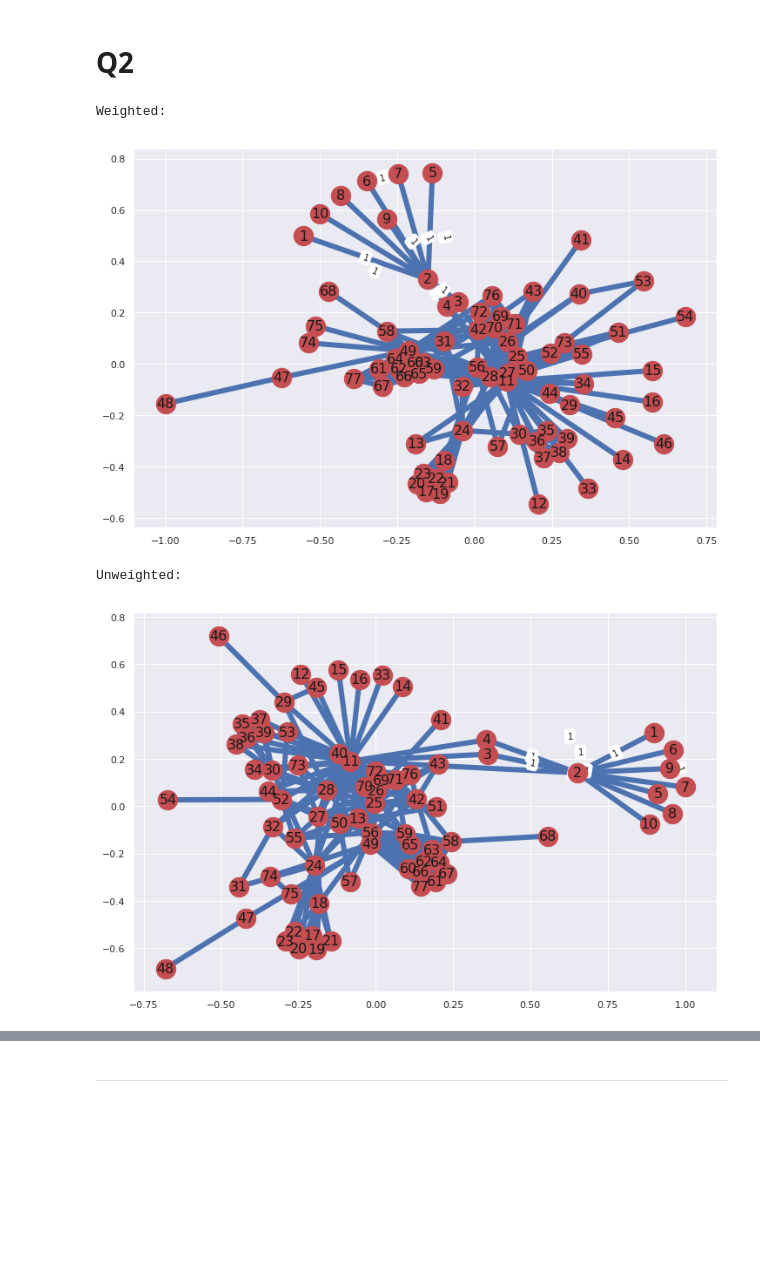
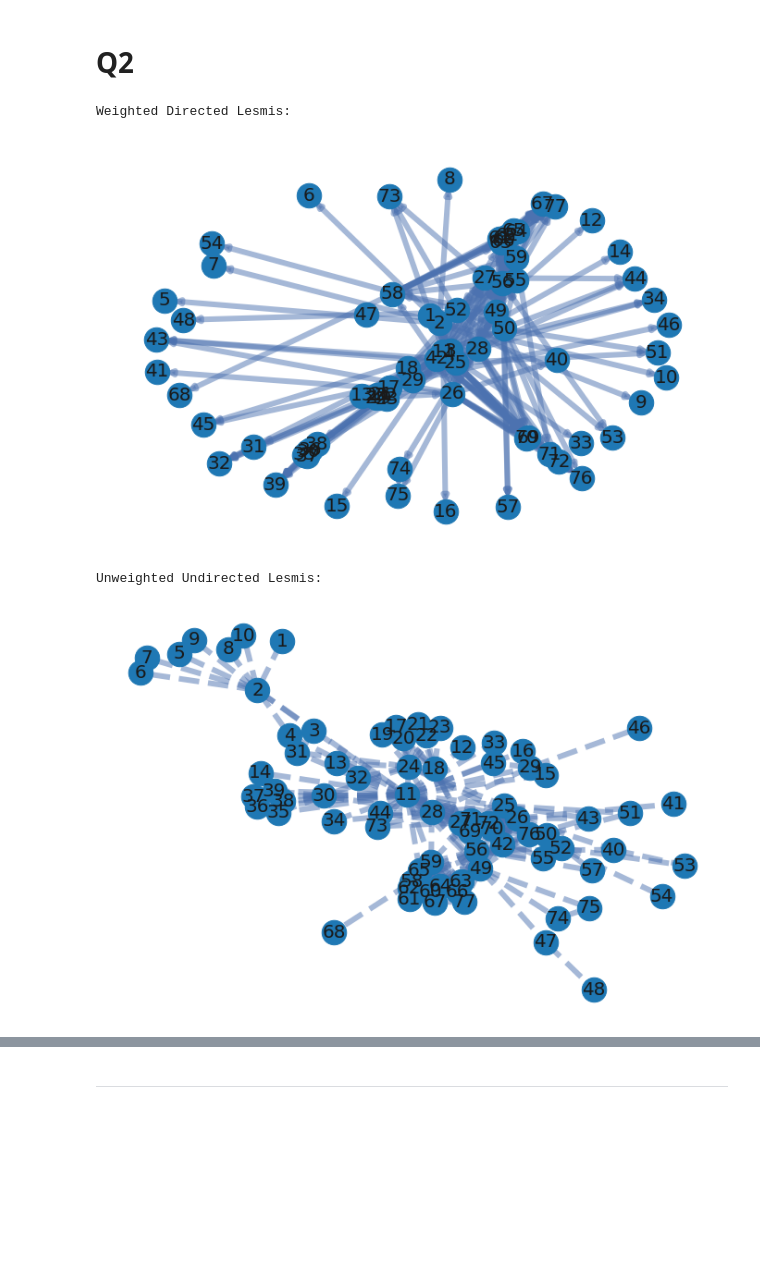
Before and after one commit to gmelodie/Complex-Networks, a Jupyter notebook: lista1/lista1.ipynb, the cells around one changed output, grey strips where cells are left out. Drawn from its saved outputs; the diff is of its cells as text; code cells hidden in the pictures.

```diff
--- a/lista1/lista1.ipynb
+++ b/lista1/lista1.ipynb
@@ -49,11 +49,31 @@ def visualize(G, big=False, skip_weights=True):
     nx.draw_networkx(G, with_labels=True, nodecolor='r', edge_color='b',
             node_size=500, font_size=16, pos=pos, width=6)   # default spring_layout
     if skip_weights:
-        new_labels = {(x,y): z["weight"] for x, y, z in graph.edges(data=True)}
+        new_labels = {(x,y): z for x, y, z in graph.edges(data=True)}
         nx.draw_networkx_edge_labels(G,pos, edge_labels=new_labels)
     else:
         nx.draw_networkx_edge_labels(G,pos)
     plt.show(True)
+# %%
+def visualize2(G, big=False):
+    if big:
+        plt.figure(figsize=(12, 8))
+
+    labels = G.nodes()
+    pos=nx.spring_layout(G)
+
+    # nodes
+    nx.draw_networkx_nodes(G,pos,node_size=700)
+
+    # edges
+    nx.draw_networkx_edges(G,pos,
+                        width=6,alpha=0.5,edge_color='b',style='dashed')
+
+    # labels
+    nx.draw_networkx_labels(G,pos,font_size=20,font_family='sans-serif')
+
+    plt.axis('off')
+    plt.show() # display
 # %% [markdown]
 
 
@@ -244,21 +264,24 @@ def graph_to_unweighted(graph, min_weight=1, testing=False):
     return Gnew
 
 
-def read_lesmis(filename, digraph=True):
-    """Reads the lesmis dataset"""
+def read_edges(filename, digraph=True):
+    """Reads an edge list dataset"""
     # Read the directed network
-    graph = nx.read_edgelist(filename, nodetype=int, data=(('weight',float),),
+
+    graph = nx.read_weighted_edgelist(filename, nodetype=int,
                             create_using=nx.DiGraph)
     return graph
 # %%
-g_lesmis = read_lesmis("data/nets/lesmis.txt")
+# Run Lesmis network
+g_lesmis = read_edges("data/nets/lesmis.txt")
+print("Weighted Directed Lesmis: ")
+visualize2(g_lesmis, big=True)
+
+print("Unweighted Undirected Lesmis: ")
 g_lesmis = graph_to_undirected(g_lesmis, sum_edges=True)
-print("Weighted: ")
-visualize(g_lesmis, big=True)
-print("Unweighted: ")
-visualize(graph_to_unweighted(g_lesmis), big=True)
+visualize2(graph_to_unweighted(g_lesmis), big=True)
 # %% [output]
-Weighted:
+Weighted Directed Lesmis:
-[figure, old version]
+[figure, new version]
-Unweighted:
+Unweighted Undirected Lesmis:
-[figure, old version]
+[figure, new version]
```
Also changed, not shown: parts of 17 cells of this notebook, 1 other file.
